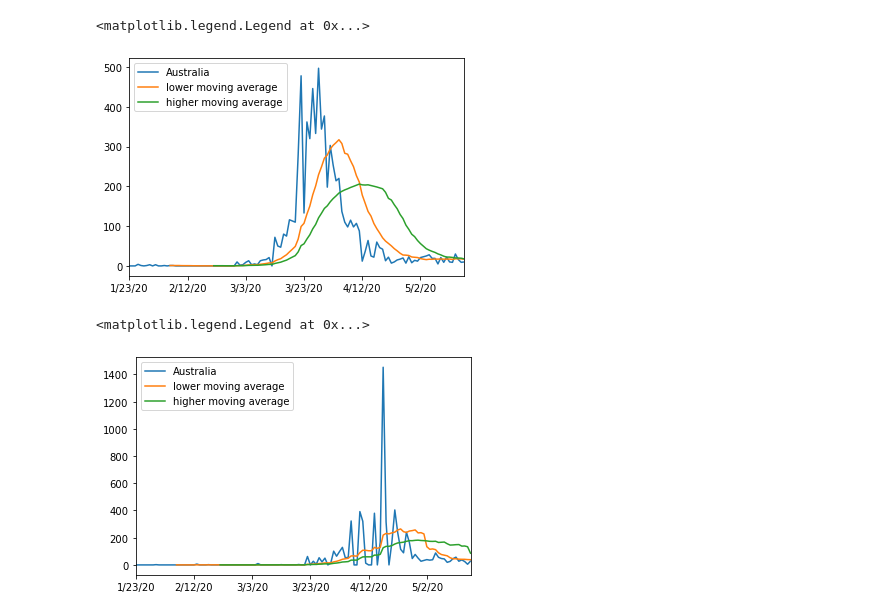
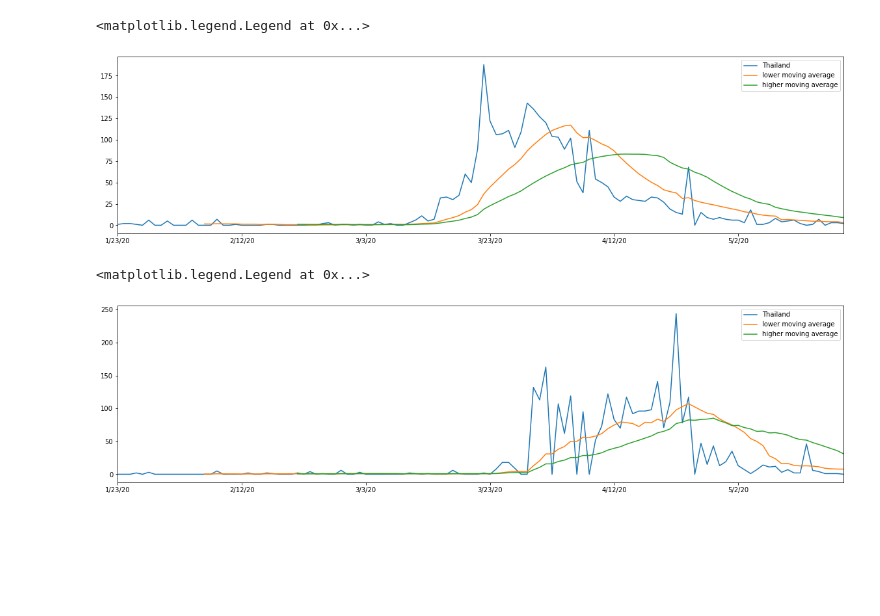
Before and after one commit to booknap/Data-analytics-time-series, a Jupyter notebook: moving_average.ipynb, the cells around one changed output. Drawn from its saved outputs; the diff is of its cells as text; code cells hidden in the pictures; blank space fills up the shorter version.

```diff
--- a/moving_average.ipynb
+++ b/moving_average.ipynb
@@ -17,19 +17,18 @@ post_con_df = post_con_df.sub(post_con_df.shift()).iloc[1:]
 # %%
 post_rec_df = post_rec_df.sub(post_rec_df.shift()).iloc[1:]
 # %%
-# post_con_df['Australia']
-post_con_df['Australia'].plot()
-post_con_df['Australia'].rolling(window=15).mean().plot(label='lower moving average')
-post_con_df['Australia'].rolling(window=30).mean().plot(label='higher moving average')
+post_con_df['Thailand'].plot(figsize=(20,5))
+post_con_df['Thailand'].rolling(window=15).mean().plot(label='lower moving average')
+post_con_df['Thailand'].rolling(window=30).mean().plot(label='higher moving average')
 plt.legend()
 # %% [output]
 <matplotlib.legend.Legend at 0x...>
-[figure, old version]
+[figure, new version]
 # %%
-post_rec_df['Australia'].plot()
-post_rec_df['Australia'].rolling(window=15).mean().plot(label='lower moving average')
-post_rec_df['Australia'].rolling(window=30).mean().plot(label='higher moving average')
+post_rec_df['Thailand'].plot(figsize=(20,5))
+post_rec_df['Thailand'].rolling(window=15).mean().plot(label='lower moving average')
+post_rec_df['Thailand'].rolling(window=30).mean().plot(label='higher moving average')
 plt.legend()
 # %% [output]
 <matplotlib.legend.Legend at 0x...>
-[figure, old version]
+[figure, new version]
```
Also changed, not shown: parts of 1 cell of this notebook, 1 other file.
